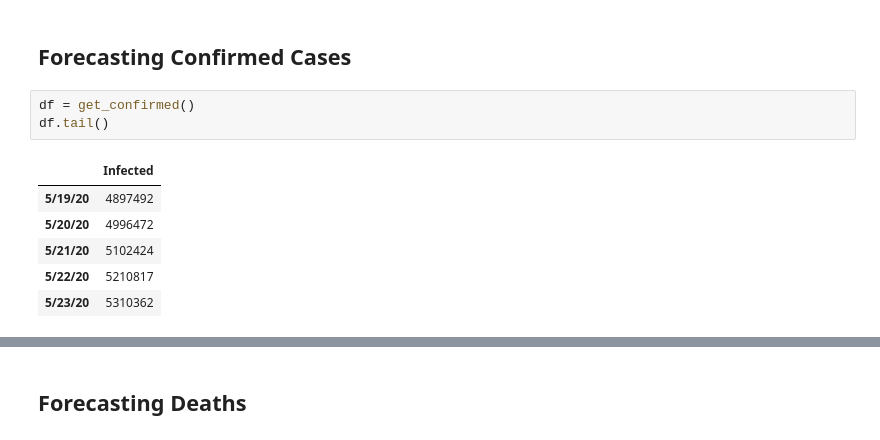
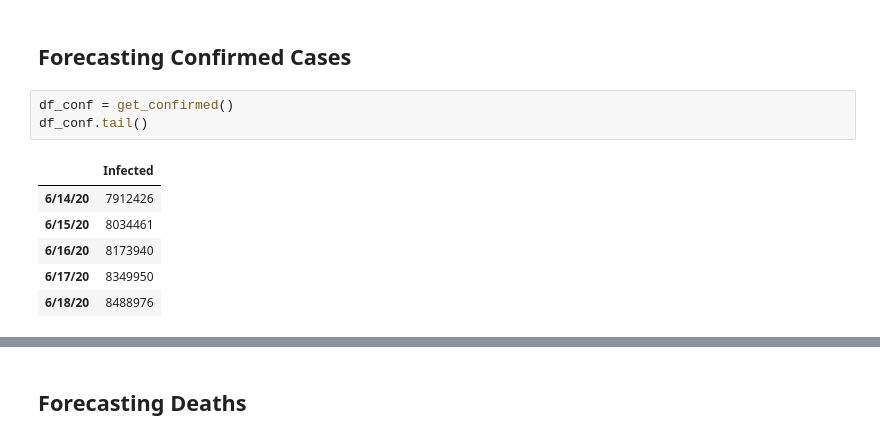
Before and after one commit to asrjy/covid-lstm, a Jupyter notebook: lstm.ipynb, the cells around one changed output, grey strips where cells are left out. Saved outputs shown, nothing was run; the diff lists cells and outputs as text.

```diff
--- a/lstm.ipynb
+++ b/lstm.ipynb
@@ -131,12 +95,12 @@ numbers
 # %% [markdown]
 ## Forecasting Confirmed Cases
 # %%
-df = get_confirmed()
-df.tail()
+df_conf = get_confirmed()
+df_conf.tail()
 # %% [output]
 |  | Infected |
-| 5/19/20 | 4897492 |
-| 5/20/20 | 4996472 |
-| 5/21/20 | 5102424 |
-| 5/22/20 | 5210817 |
-| 5/23/20 | 5310362 |
+| 6/14/20 | 7912426 |
+| 6/15/20 | 8034461 |
+| 6/16/20 | 8173940 |
+| 6/17/20 | 8349950 |
+| 6/18/20 | 8488976 |
```
Also changed, not shown: parts of 57 cells of this notebook, 2 other files.
